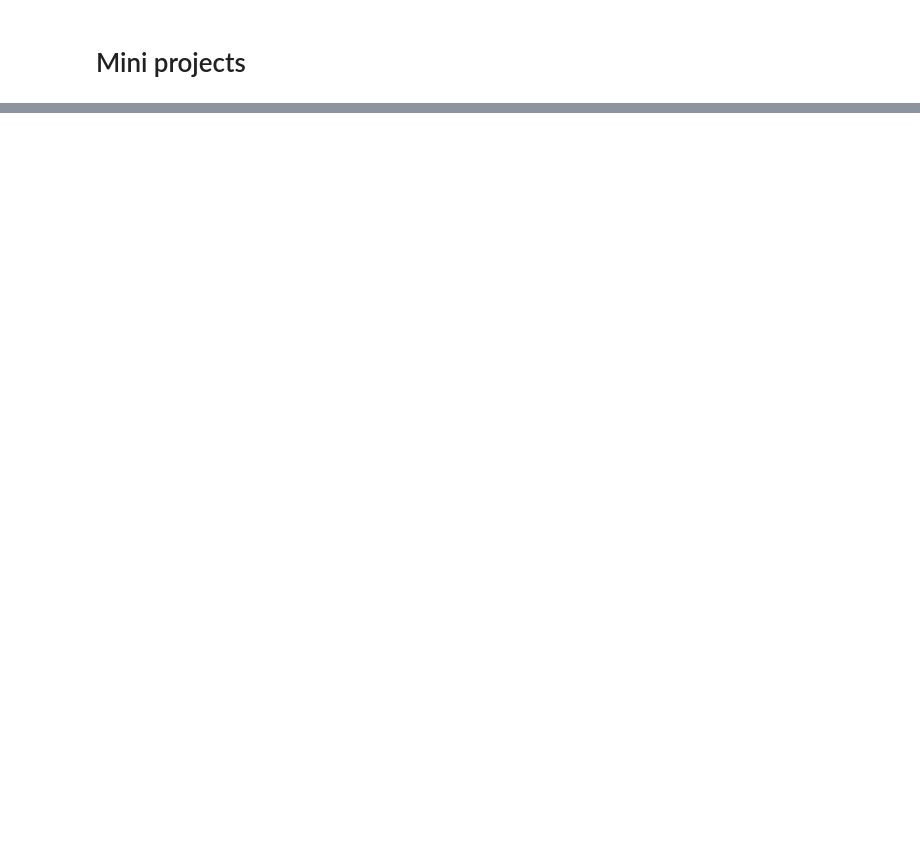
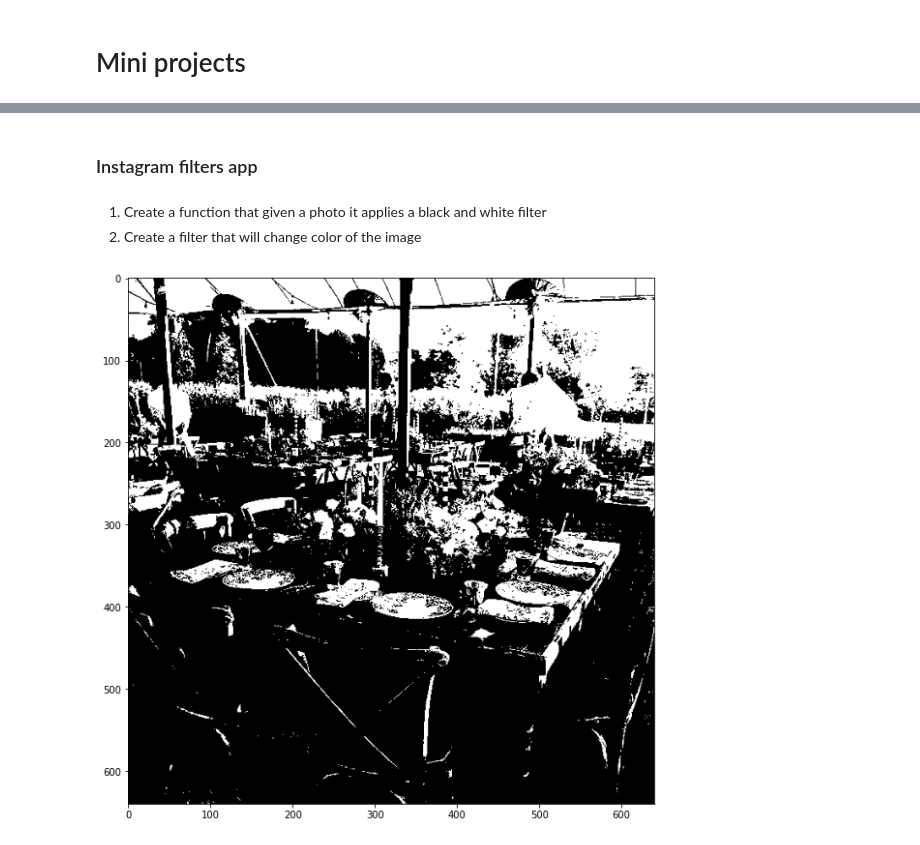
Before and after one commit to smr-dalli/ai-strive-exercises, a Jupyter notebook: M6/d3/Mini Projects.ipynb, the cells around one changed output, grey strips where cells are left out. Cells and saved outputs as stored; diff of their text form; code cells hidden in the pictures; blank space fills up the shorter version.

```diff
--- a/M6/d3/Mini Projects.ipynb
+++ b/M6/d3/Mini Projects.ipynb
@@ -111,0 +22,14 @@ Picture was taken during the day
+# %% [markdown]
+### Instagram filters app
+# %% [markdown]
+1. Create a function that given a photo it applies a black and white filter
+1. Create a filter that will change color of the image
+# %%
+pic = cv2.imread('img/insta.jpg')
+pics = pic.copy()
+pic_gray = cv2.cvtColor(pics,cv2.COLOR_BGR2GRAY)
+_,thresh = cv2.threshold(pic_gray,127,255,cv2.THRESH_BINARY)
+plt.figure(figsize = (10,10))
+plt.imshow(thresh,cmap = 'gray');
+# %% [output]
+[figure, added]
```
Also changed, not shown: parts of 40 cells of this notebook.
